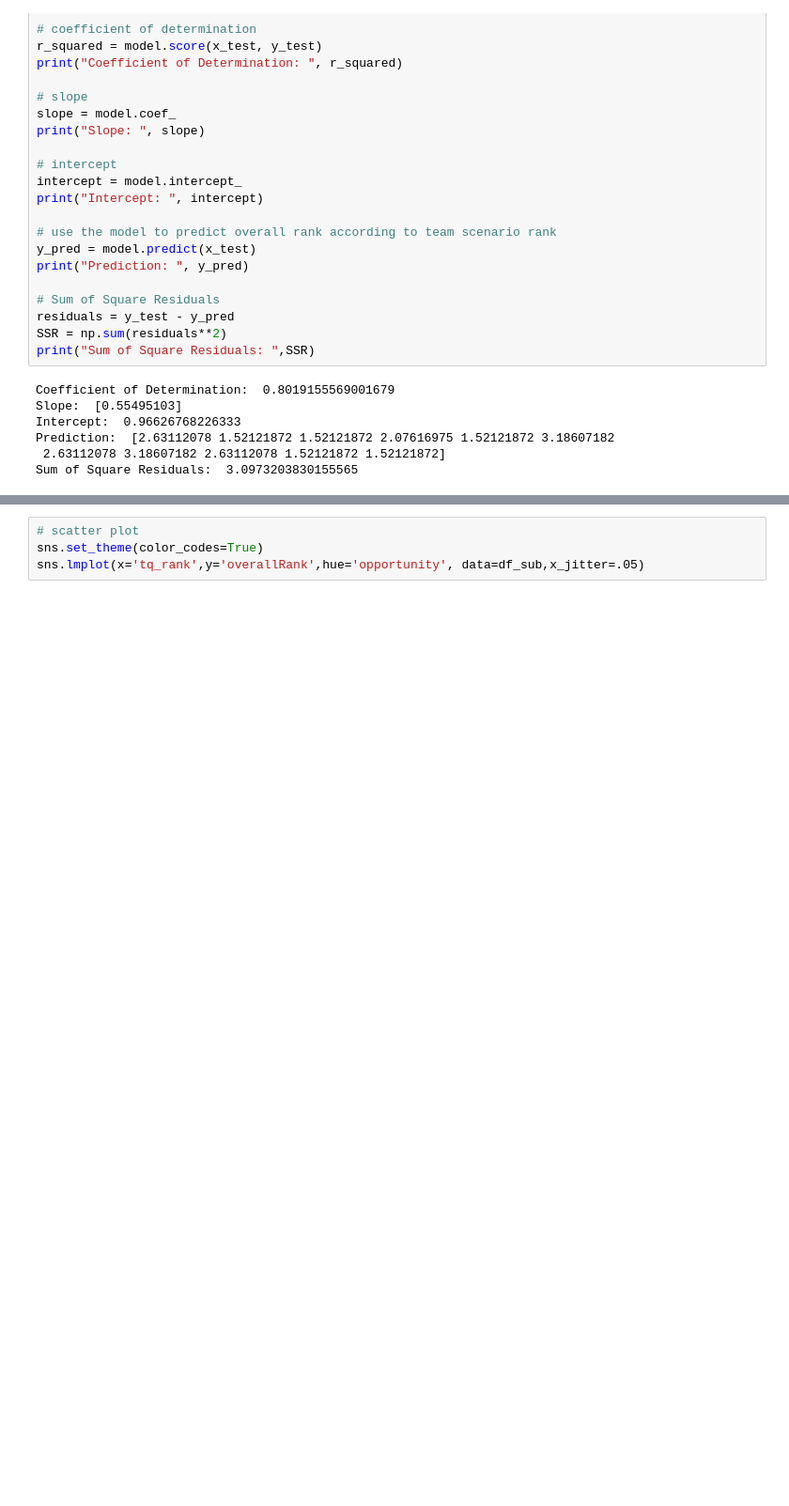
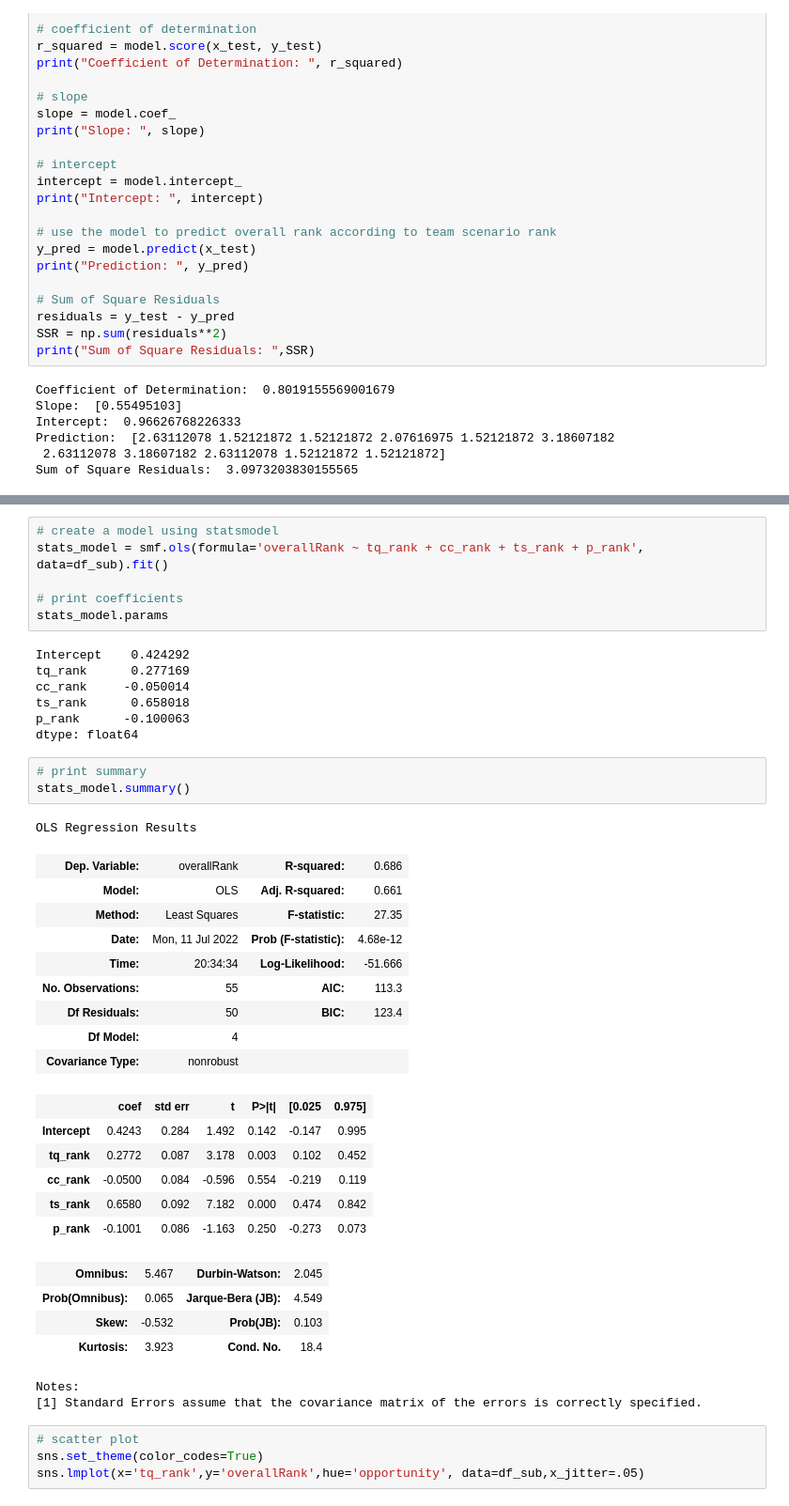
Before and after one commit to bdolor/sec-prediction, a Jupyter notebook: swu.ipynb, the cells around one changed output, grey strips where cells are left out. Shown at 94% size. Cells and saved outputs as stored; diff of their text form; blank space fills up the shorter version.

Commit message:
add statsmodel summary

```diff
--- a/swu.ipynb
+++ b/swu.ipynb
@@ -542,6 +546,45 @@ Predicted Overall Rank:  [2.39040392 0.74096401 0.37902853 1.5335352  2.37968133
  3.42144117 2.8191224  3.60384684 1.1028995  1.10194088]
 coefficient of determination 0.6501925255976562
 Sum of Square Residuals:  0.4972469884066373
+# %%
+# create a model using statsmodel
+stats_model = smf.ols(formula='overallRank ~ tq_rank + cc_rank + ts_rank + p_rank', data=df_sub).fit()
+
+# print coefficients
+stats_model.params
+# %% [output]
+Intercept    0.424292
+tq_rank      0.277169
+cc_rank     -0.050014
+ts_rank      0.658018
+p_rank      -0.100063
+dtype: float64
+# %%
+# print summary
+stats_model.summary()
+# %% [output]
+OLS Regression Results
+| Dep. Variable: | overallRank | R-squared: | 0.686 |
+| Model: | OLS | Adj. R-squared: | 0.661 |
+| Method: | Least Squares | F-statistic: | 27.35 |
+| Date: | Mon, 11 Jul 2022 | Prob (F-statistic): | 4.68e-12 |
+| Time: | 20:34:34 | Log-Likelihood: | -51.666 |
+| No. Observations: | 55 | AIC: | 113.3 |
+| Df Residuals: | 50 | BIC: | 123.4 |
+| Df Model: | 4 |  |  |
+| Covariance Type: | nonrobust |  |  |
+|  | coef | std err | t | P>|t| | [0.025 | 0.975] |
+| Intercept | 0.4243 | 0.284 | 1.492 | 0.142 | -0.147 | 0.995 |
+| tq_rank | 0.2772 | 0.087 | 3.178 | 0.003 | 0.102 | 0.452 |
+| cc_rank | -0.0500 | 0.084 | -0.596 | 0.554 | -0.219 | 0.119 |
+| ts_rank | 0.6580 | 0.092 | 7.182 | 0.000 | 0.474 | 0.842 |
+| p_rank | -0.1001 | 0.086 | -1.163 | 0.250 | -0.273 | 0.073 |
+| Omnibus: | 5.467 | Durbin-Watson: | 2.045 |
+| Prob(Omnibus): | 0.065 | Jarque-Bera (JB): | 4.549 |
+| Skew: | -0.532 | Prob(JB): | 0.103 |
+| Kurtosis: | 3.923 | Cond. No. | 18.4 |
+Notes:
+[1] Standard Errors assume that the covariance matrix of the errors is correctly specified.
 # %%
 # scatter plot
 sns.set_theme(color_codes=True)
```
Also changed, not shown: parts of 2 cells of this notebook.
